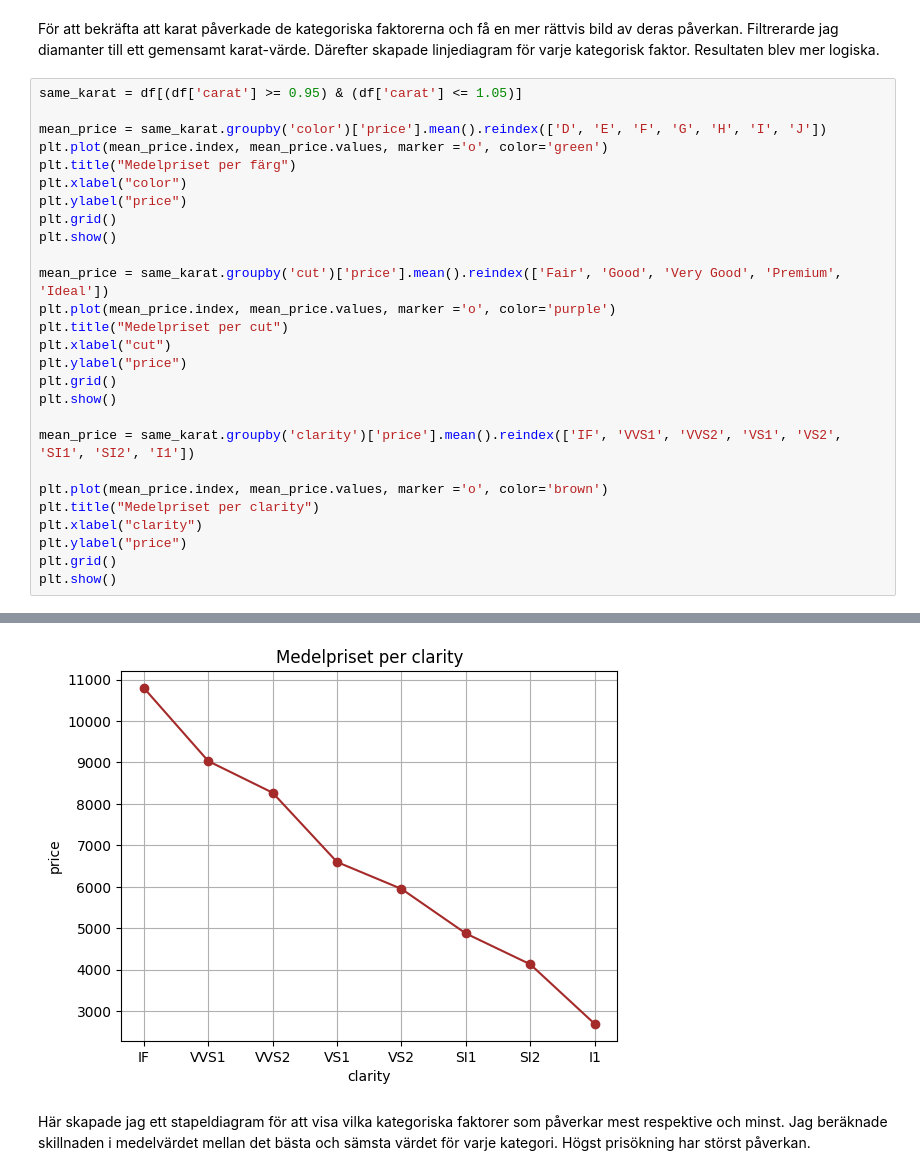
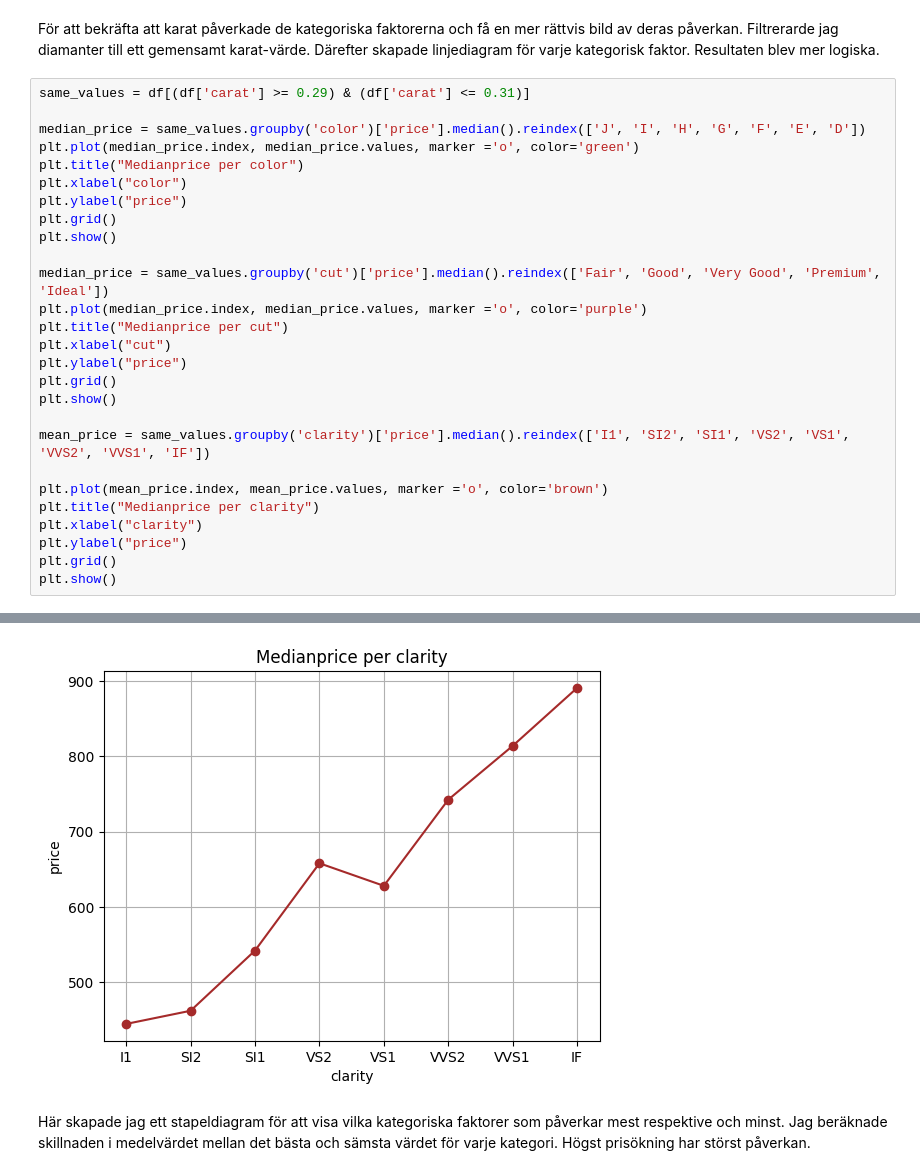
Before and after one commit to Genc98/Kunskapskontroll-Genc-Gashi, a Jupyter notebook: del_2.ipynb, the cells around one changed output, grey strips where cells are left out. Cells and saved outputs as stored; diff of their text form.

```diff
--- a/del_2.ipynb
+++ b/del_2.ipynb
@@ -346,28 +351,28 @@ plt.show()
 # %% [markdown]
 För att bekräfta att karat påverkade de kategoriska faktorerna och få en mer rättvis bild av deras påverkan. Filtrerarde jag diamanter till ett gemensamt karat-värde. Därefter skapade linjediagram för varje kategorisk faktor. Resultaten blev mer logiska.
 # %%
-same_karat = df[(df['carat'] >= 0.95) & (df['carat'] <= 1.05)]
+same_values = df[(df['carat'] >= 0.29) & (df['carat'] <= 0.31)]
 
-mean_price = same_karat.groupby('color')['price'].mean().reindex(['D', 'E', 'F', 'G', 'H', 'I', 'J'])
-plt.plot(mean_price.index, mean_price.values, marker ='o', color='green')
-plt.title("Medelpriset per färg")
+median_price = same_values.groupby('color')['price'].median().reindex(['J', 'I', 'H', 'G', 'F', 'E', 'D'])
+plt.plot(median_price.index, median_price.values, marker ='o', color='green')
+plt.title("Medianprice per color")
 plt.xlabel("color")
 plt.ylabel("price")
 plt.grid()
 plt.show()
 
-mean_price = same_karat.groupby('cut')['price'].mean().reindex(['Fair', 'Good', 'Very Good', 'Premium', 'Ideal'])
-plt.plot(mean_price.index, mean_price.values, marker ='o', color='purple')
-plt.title("Medelpriset per cut")
+median_price = same_values.groupby('cut')['price'].median().reindex(['Fair', 'Good', 'Very Good', 'Premium', 'Ideal'])
+plt.plot(median_price.index, median_price.values, marker ='o', color='purple')
+plt.title("Medianprice per cut")
 plt.xlabel("cut")
 plt.ylabel("price")
 plt.grid()
 plt.show()
 
-mean_price = same_karat.groupby('clarity')['price'].mean().reindex(['IF', 'VVS1', 'VVS2', 'VS1', 'VS2', 'SI1', 'SI2', 'I1'])
+mean_price = same_values.groupby('clarity')['price'].median().reindex(['I1', 'SI2', 'SI1', 'VS2', 'VS1', 'VVS2', 'VVS1', 'IF'])
 
 plt.plot(mean_price.index, mean_price.values, marker ='o', color='brown')
-plt.title("Medelpriset per clarity")
+plt.title("Medianprice per clarity")
 plt.xlabel("clarity")
 plt.ylabel("price")
 plt.grid()
@@ -378,4 +383,4 @@ plt.show()
-[figure, old version]
+[figure, new version]
 # %% [markdown]
 Här skapade jag ett stapeldiagram för att visa vilka kategoriska faktorer som påverkar mest respektive och minst. Jag beräknade skillnaden i medelvärdet mellan det bästa och sämsta värdet för varje kategori. Högst prisökning har störst påverkan.
 # %%
```
Also changed, not shown: parts of 18 cells of this notebook, 2 other files.
